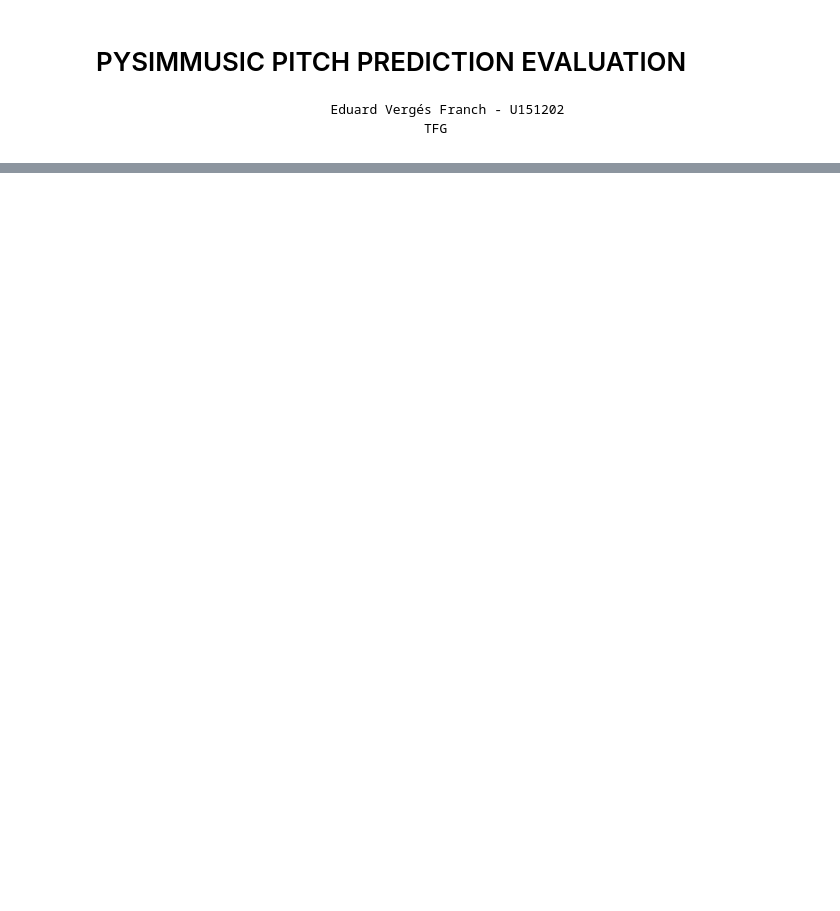
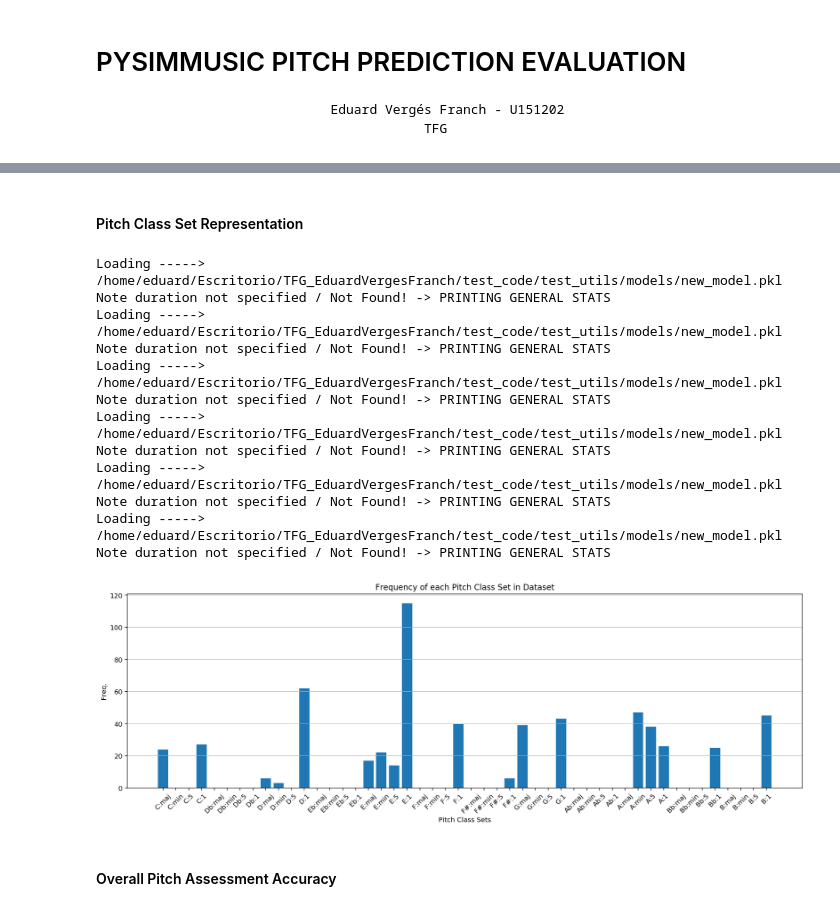
Before and after one commit to EduardVergesFranch/TFG_EduardVergesFranch, a Jupyter notebook: test_code/Metrics_NewModel_Notebook.ipynb, the cells around one changed output, grey strips where cells are left out. Saved outputs shown, nothing was run; the diff lists cells and outputs as text; code cells hidden in the pictures; blank space fills up the shorter version.

```diff
--- a/test_code/Metrics_NewModel_Notebook.ipynb
+++ b/test_code/Metrics_NewModel_Notebook.ipynb
@@ -67,0 +46,3 @@ Note duration not specified / Not Found! -> PRINTING GENERAL STATS
+# %%
+dn = None
+desired_notes = None
@@ -67,0 +107,41 @@ Note duration not specified / Not Found! -> PRINTING GENERAL STATS
+# %% [markdown]
+#### Pitch Class Set Representation
+# %%
+support_dataset = list(np.zeros(48))
+
+for an, aud in zip(anno, audio):
+    met = NewModel_Metrics(an,aud,info = False)
+    if desired_notes:
+        dn = met.notes_durations[desired_notes]
+    support = met.pitch_class_set_support_histogram(hist = False,desired_notes = dn)
+
+    support_dataset = [a + b for a, b in zip(support_dataset, support )] ## Add to global result
+
+fig, ax = plt.subplots(figsize = (15,5))
+ax.bar(range(len(support_dataset)), support_dataset, align='center')
+ax.set_xticks(range(len(support_dataset)))
+ax.set_xticklabels(met.list_pitch_classes)
+
+ax.set_ylabel('Freq.')
+ax.set_xlabel('Pitch Class Sets')
+ax.set_title('Frequency of each Pitch Class Set in Dataset')
+fig.tight_layout()
+plt.grid(axis='y', alpha=0.75)
+plt.xticks(rotation=45)
+plt.show()
+# %% [output]
+Loading -----> /home/eduard/Escritorio/TFG_EduardVergesFranch/test_code/test_utils/models/new_model.pkl
+Note duration not specified / Not Found! -> PRINTING GENERAL STATS
+Loading -----> /home/eduard/Escritorio/TFG_EduardVergesFranch/test_code/test_utils/models/new_model.pkl
+Note duration not specified / Not Found! -> PRINTING GENERAL STATS
+Loading -----> /home/eduard/Escritorio/TFG_EduardVergesFranch/test_code/test_utils/models/new_model.pkl
+Note duration not specified / Not Found! -> PRINTING GENERAL STATS
+Loading -----> /home/eduard/Escritorio/TFG_EduardVergesFranch/test_code/test_utils/models/new_model.pkl
+Note duration not specified / Not Found! -> PRINTING GENERAL STATS
+Loading -----> /home/eduard/Escritorio/TFG_EduardVergesFranch/test_code/test_utils/models/new_model.pkl
+Note duration not specified / Not Found! -> PRINTING GENERAL STATS
+Loading -----> /home/eduard/Escritorio/TFG_EduardVergesFranch/test_code/test_utils/models/new_model.pkl
+Note duration not specified / Not Found! -> PRINTING GENERAL STATS
+[figure, added]
+# %% [markdown]
+#### Overall Pitch Assessment Accuracy
```
Also changed, not shown: parts of 35 cells of this notebook, 51 other files.
